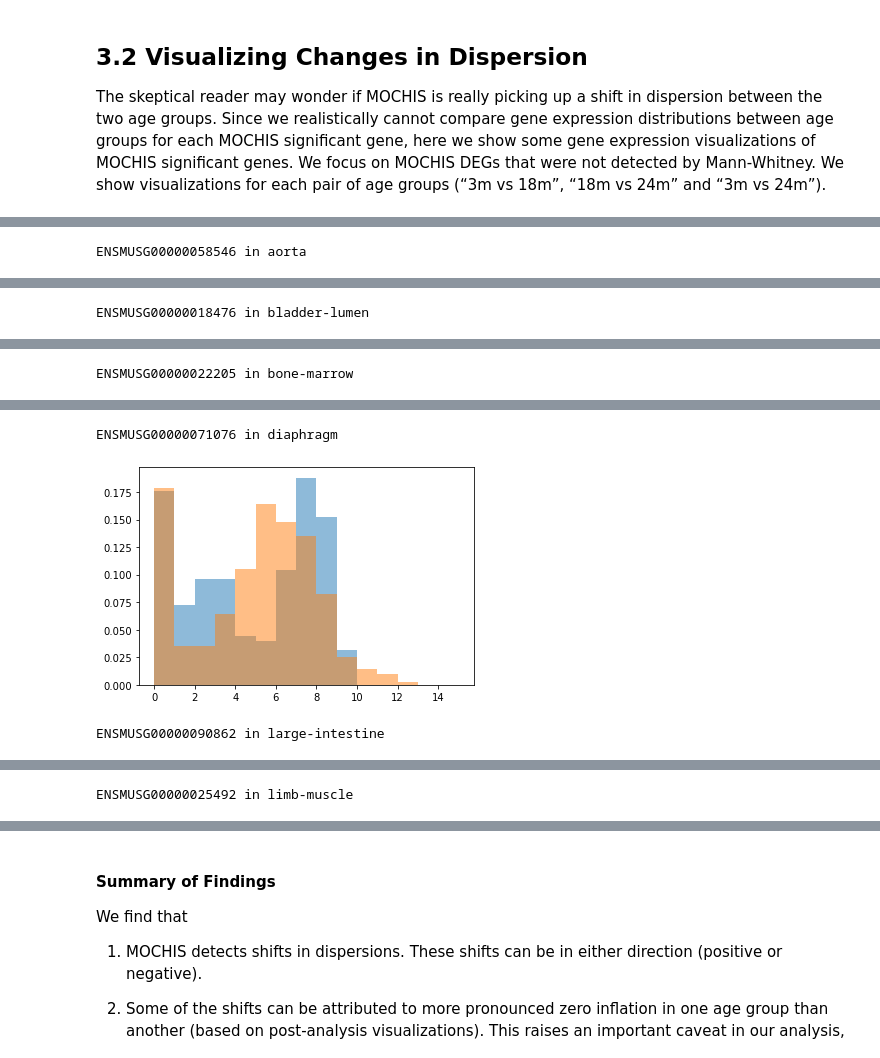
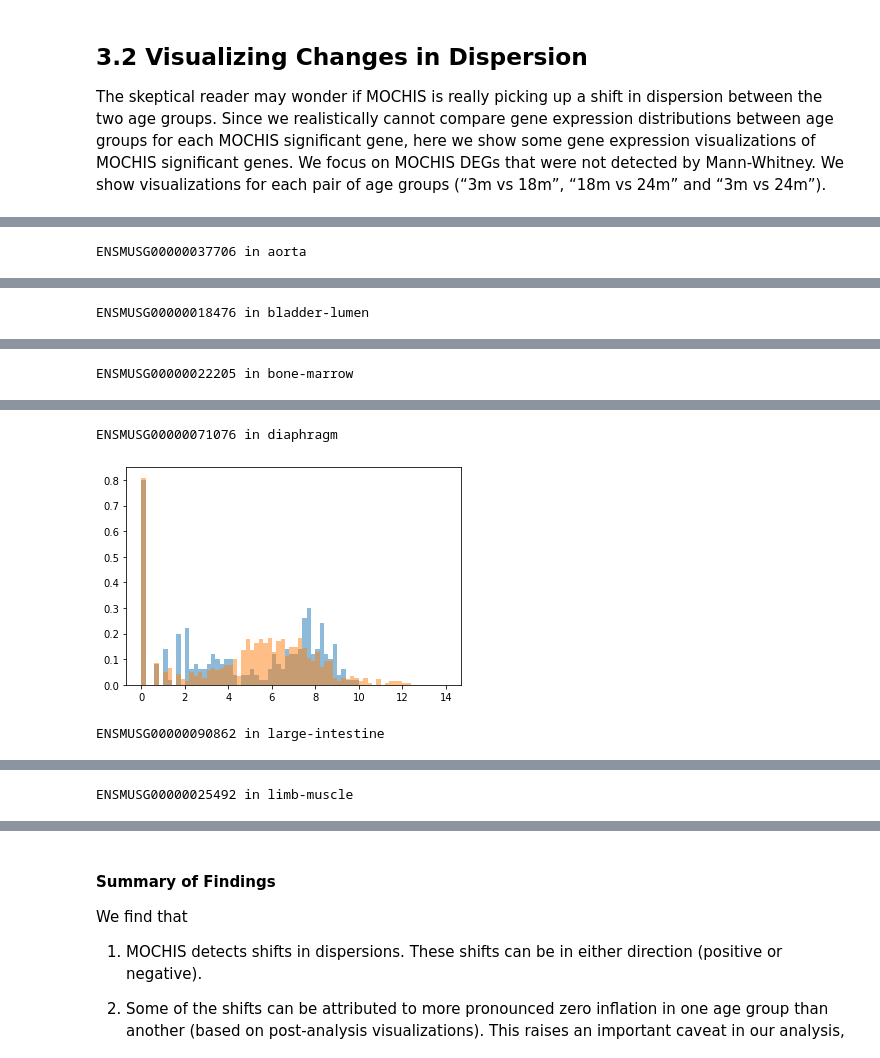
Before and after one commit to songlab-cal/MOCHIS, a Jupyter notebook: python/tabula-muris-analysis/tabula_muris_all.ipynb, the cells around one changed output, grey strips where cells are left out. Drawn from its saved outputs; the diff is of its cells as text; code cells hidden in the pictures.

```diff
--- a/python/tabula-muris-analysis/tabula_muris_all.ipynb
+++ b/python/tabula-muris-analysis/tabula_muris_all.ipynb
@@ -273,13 +269,7 @@ When computing the $p$-values, we apply a tie-breaking routine (adding noise ran
 %%capture
 for tissue in all_tissues:
 
-    if tissue != 'bone-marrow':
-        continue
-
-
     #os.mkdir(os.path.join("tissues/", tissue))
-
-
 
     tissue_smartseq2_data = scanpy.read_h5ad('tissues/' + tissue + '.h5ad')
     transcripts = tissue_smartseq2_data.var.n_cells.index
@@ -359,7 +349,6 @@ for tissue in all_tissues:
 
 
 
-
         if len(noisy_age_3m) > len(noisy_age_18m):
             #print("3 > 18")
 
@@ -385,7 +374,6 @@ for tissue in all_tissues:
                                          approx = "chebyshev",
                                          n_mom = 100,
                                          y = noisy_age_18m)
-
 
 
 
@@ -789,8 +777,8 @@ for i in range(len(curated_degs_df)):
 
     # Visualize
 
+    bins = np.arange(0, 14.2, 0.2)
 
-    bins = [i for i in range(16)]
 
     print(transcript + " in " + tissue)
     plt.hist([math.log(i+1) for i in this_gene_exp_level_3m['TRANSCRIPT'].values], bins=bins, density=True, alpha=0.5, label='x')
@@ -865,7 +853,7 @@ for i in range(len(curated_degs_df)):
     # Visualize
 
 
-    bins = [i for i in range(16)]
+    bins = np.arange(0, 14.2, 0.2)
 
 
     print(transcript + " in " + tissue)
@@ -876,4 +864,4 @@ for i in range(len(curated_degs_df)):
 
     #plt.legend(loc='upper right')
 # %% [output]
-ENSMUSG00000058546 in aorta
+ENSMUSG00000037706 in aorta
@@ -885,3 +873,3 @@ ENSMUSG00000022205 in bone-marrow
 ENSMUSG00000071076 in diaphragm
-[figure, old version]
+[figure, new version]
 ENSMUSG00000090862 in large-intestine
```
Also changed, not shown: parts of 21 cells of this notebook, 2 other files.
